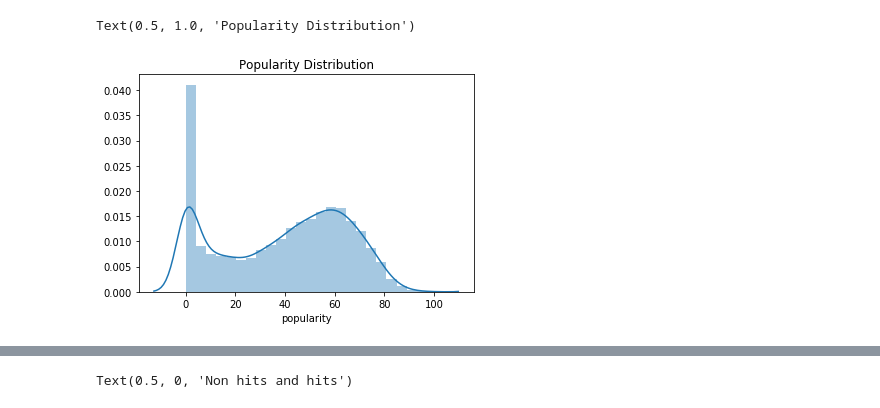
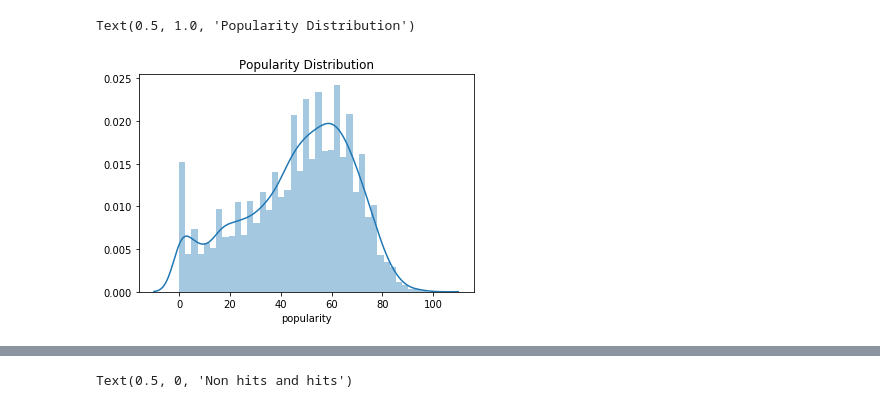
Before and after one commit to eskilrr/tdt4173, a Jupyter notebook: Notebook/data information.ipynb, the cells around one changed output, grey strips where cells are left out. Saved outputs shown, nothing was run; the diff lists cells and outputs as text; code cells hidden in the pictures.

```diff
--- a/Notebook/data information.ipynb
+++ b/Notebook/data information.ipynb
@@ -6,13 +7,7 @@ import matplotlib.pyplot as plt
-# %%
-#training90s = pd.read_csv(r'C:\Users\eskil\PycharmProjects\tdt4173\Data\CSV-files\OLD_FILES\dataset-of-00s.csv')
-training90s = pd.read_csv(r'C:\Users\eskil\PycharmProjects\tdt4173\Data\CSV-files\billboard-spotify-cleaned.csv', sep = ";")
-#testing00s = pd.read_csv('dataset-of-00s.csv')
-
-%matplotlib inline
-#training90s.columns
+# %%
+df = pd.read_csv(r'C:\Users\eskil\PycharmProjects\tdt4173\Data\billboard-hits-flops-raw.csv', sep = ",")
 # %%
-#training90s.head()
-sns.distplot(training90s['popularity']).set_title('Popularity Distribution')
+df.distplot(training90s['popularity']).set_title('Popularity Distribution')
 # %% [output]
 Text(0.5, 1.0, 'Popularity Distribution')
-[figure, old version]
+[figure, new version]
```
Also changed, not shown: parts of 22 cells of this notebook, 2 other files.
